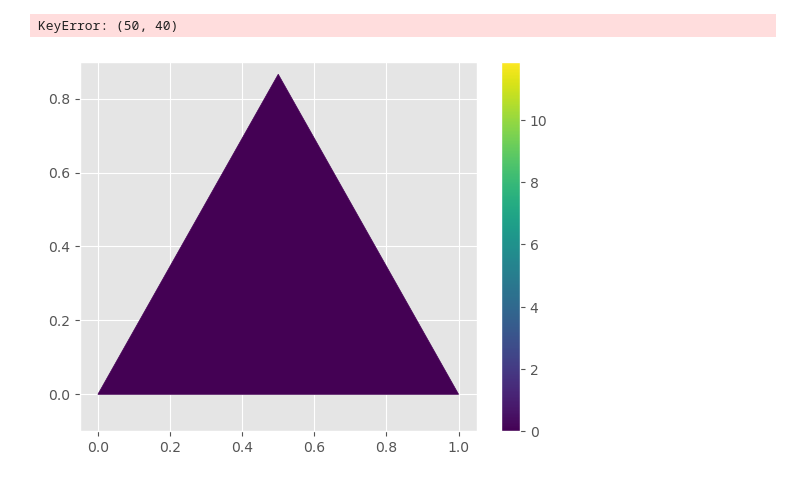
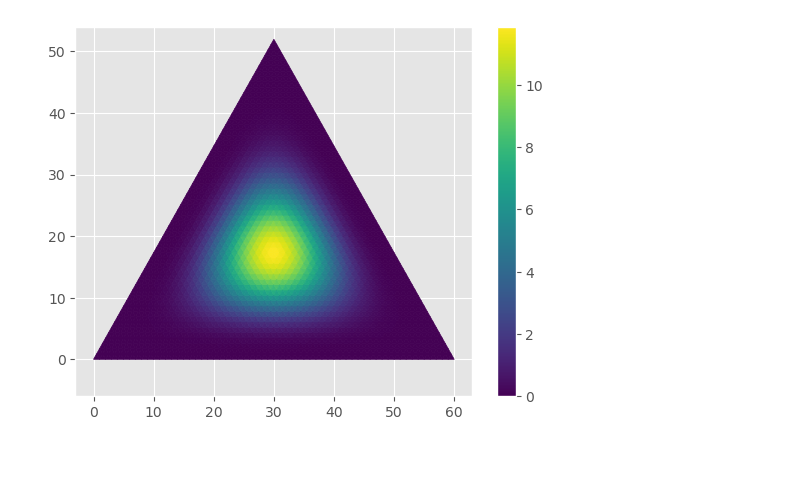
Before and after one commit to wsshen/MachineLearning, a Jupyter notebook: DPMixture/DPMixture.ipynb, the cells around one changed output. Cells and saved outputs as stored; diff of their text form; code cells hidden in the pictures.

```diff
--- a/DPMixture/DPMixture.ipynb
+++ b/DPMixture/DPMixture.ipynb
@@ -34,12 +41,12 @@ for i in range(len(x1)):
             if np.absolute(x1[i]+x2[j]+x3[k]-1)<1e-5:
                 # print(i,j,k)
                 y[(x1[i], x2[j])] = x1[i]**(a1-1) * x2[j]**(a2-1) * x3[k]**(a3-1)/beta
-# %%
-y[(50,40)]
-# %% [output]
-KeyError: (50, 40)
+# %%
+def f(x):
+    return x[0]**(a1-1) * x[1]**(a2-1) * x[2]**(a3-1)/beta
 # %%
-fig, tax = ternary.figure(scale=1.0)
-tax.heatmap(y,scale=1)
+scale = 60
+fig, tax = ternary.figure(scale=scale)
+tax.heatmapf(f,scale=scale)
 # %% [output]
-[figure, old version]
+[figure, new version]
```
Also changed, not shown: parts of 5 cells of this notebook.
